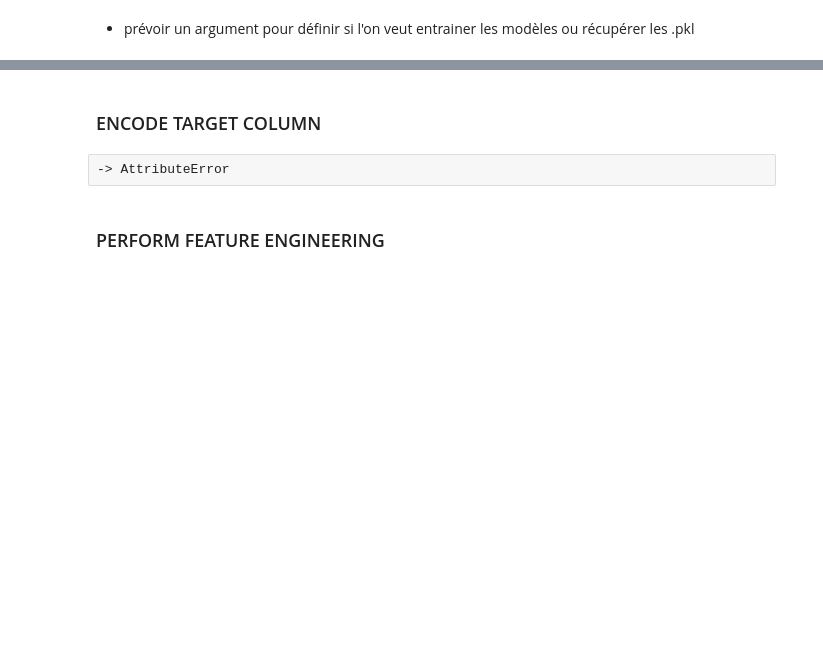
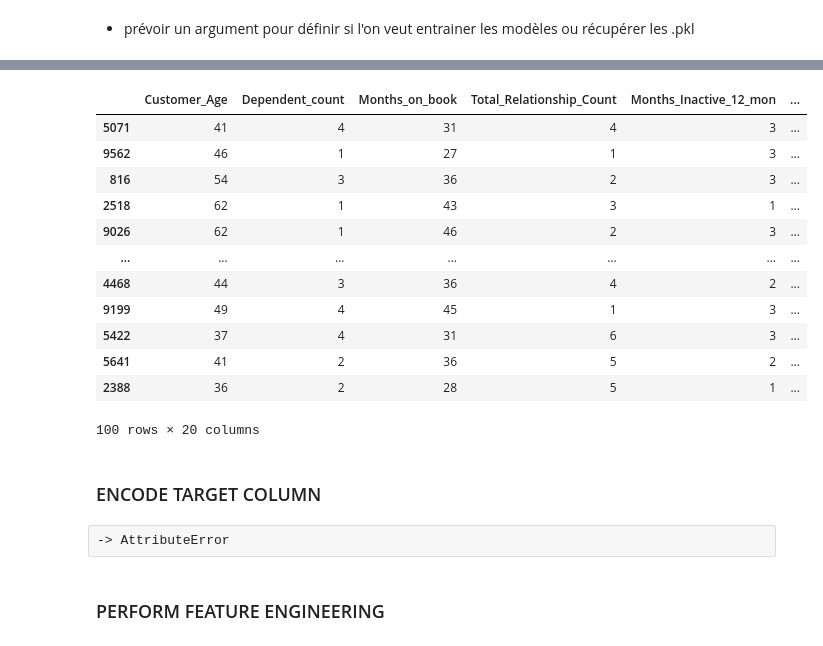
Before and after one commit to damien1994/predict_customer_churn_udacity, a Jupyter notebook: notebooks/churn_notebook_refacto.ipynb, the cells around one changed output, grey strips where cells are left out. Drawn from its saved outputs; the diff is of its cells as text; code cells hidden in the pictures; blank space fills up the shorter version.

```diff
--- a/notebooks/churn_notebook_refacto.ipynb
+++ b/notebooks/churn_notebook_refacto.ipynb
@@ -422,3 +439,19 @@ df.head()
+# %%
+df.sample(100).to_csv('..')
+# %% [output]
+|  | Customer_Age | Dependent_count | Months_on_book | Total_Relationship_Count | Months_Inactive_12_mon | ... |
+| 5071 | 41 | 4 | 31 | 4 | 3 | ... |
+| 9562 | 46 | 1 | 27 | 1 | 3 | ... |
+| 816 | 54 | 3 | 36 | 2 | 3 | ... |
+| 2518 | 62 | 1 | 43 | 3 | 1 | ... |
+| 9026 | 62 | 1 | 46 | 2 | 3 | ... |
+| ... | ... | ... | ... | ... | ... | ... |
+| 4468 | 44 | 3 | 36 | 4 | 2 | ... |
+| 9199 | 49 | 4 | 45 | 1 | 3 | ... |
+| 5422 | 37 | 4 | 31 | 6 | 3 | ... |
+| 5641 | 41 | 2 | 36 | 5 | 2 | ... |
+| 2388 | 36 | 2 | 28 | 5 | 1 | ... |
+100 rows × 20 columns
 # %% [markdown]
 ### ENCODE TARGET COLUMN
 # %% [raw]
```
Also changed, not shown: parts of 4 cells of this notebook, 19 other files.
